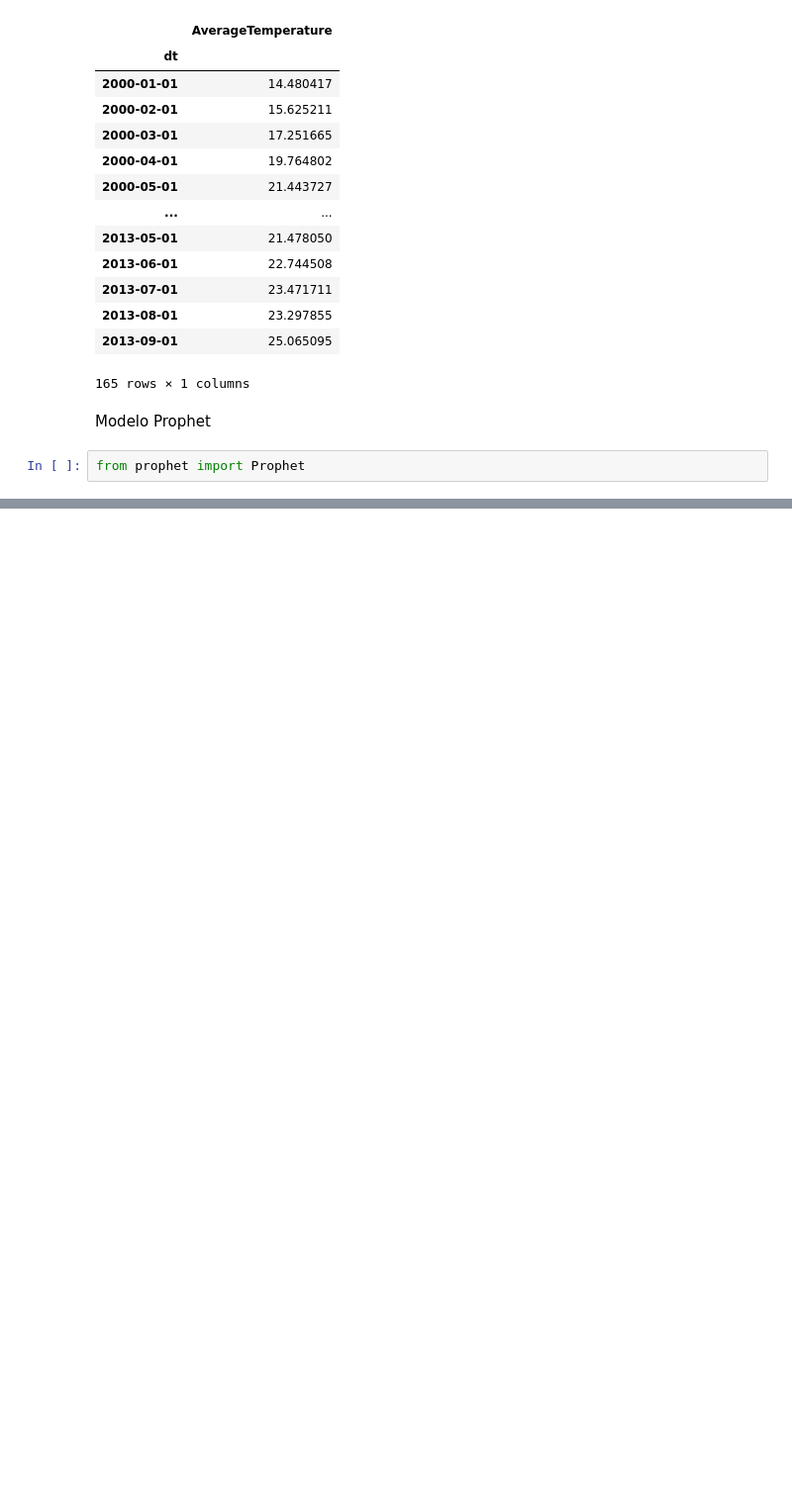
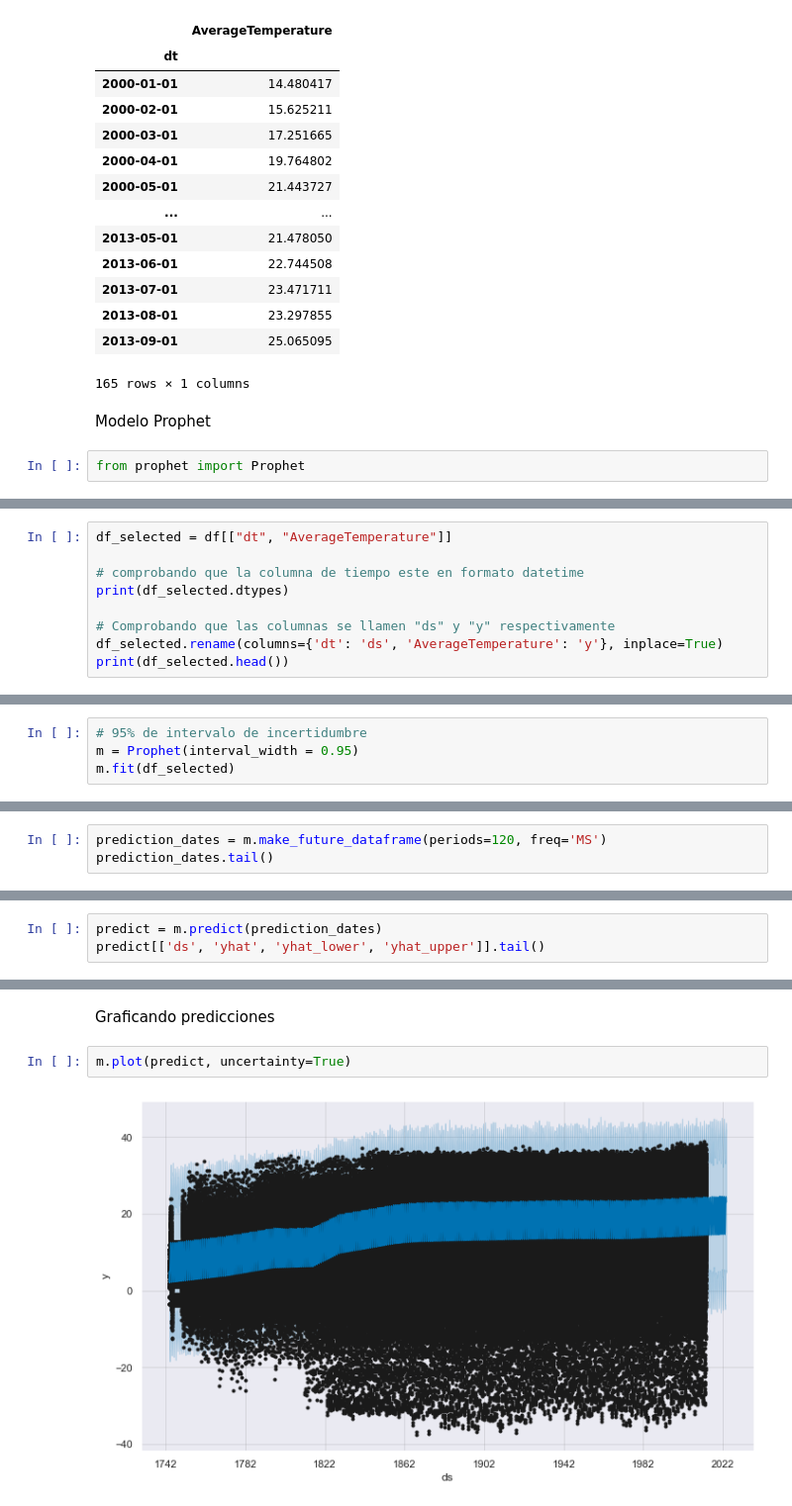
Before and after one commit to jurhs2000/data-science-lab2, a Jupyter notebook: lab2.ipynb, the cells around one changed output, grey strips where cells are left out. Shown at 99% size. Saved outputs shown, nothing was run; the diff lists cells and outputs as text; blank space fills up the shorter version.

Commit message:
feat: modelo prophet con prediccion

```diff
--- a/lab2.ipynb
+++ b/lab2.ipynb
@@ -410,0 +393,9 @@ KeyError: 'dt'
+# %%
+df_selected = df[["dt", "AverageTemperature"]]
+
+# comprobando que la columna de tiempo este en formato datetime
+print(df_selected.dtypes)
+
+# Comprobando que las columnas se llamen "ds" y "y" respectivamente
+df_selected.rename(columns={'dt': 'ds', 'AverageTemperature': 'y'}, inplace=True)
+print(df_selected.head())
@@ -410,0 +417,4 @@ KeyError: 'dt'
+# %%
+# 95% de intervalo de incertidumbre
+m = Prophet(interval_width = 0.95)
+m.fit(df_selected)
@@ -410,0 +427,3 @@ KeyError: 'dt'
+# %%
+prediction_dates = m.make_future_dataframe(periods=120, freq='MS')
+prediction_dates.tail()
@@ -410,0 +439,3 @@ KeyError: 'dt'
+# %%
+predict = m.predict(prediction_dates)
+predict[['ds', 'yhat', 'yhat_lower', 'yhat_upper']].tail()
@@ -410,0 +449,6 @@ KeyError: 'dt'
+# %% [markdown]
+Graficando predicciones
+# %%
+m.plot(predict, uncertainty=True)
+# %% [output]
+[figure, added]
```
Also changed, not shown: parts of 18 cells of this notebook.
